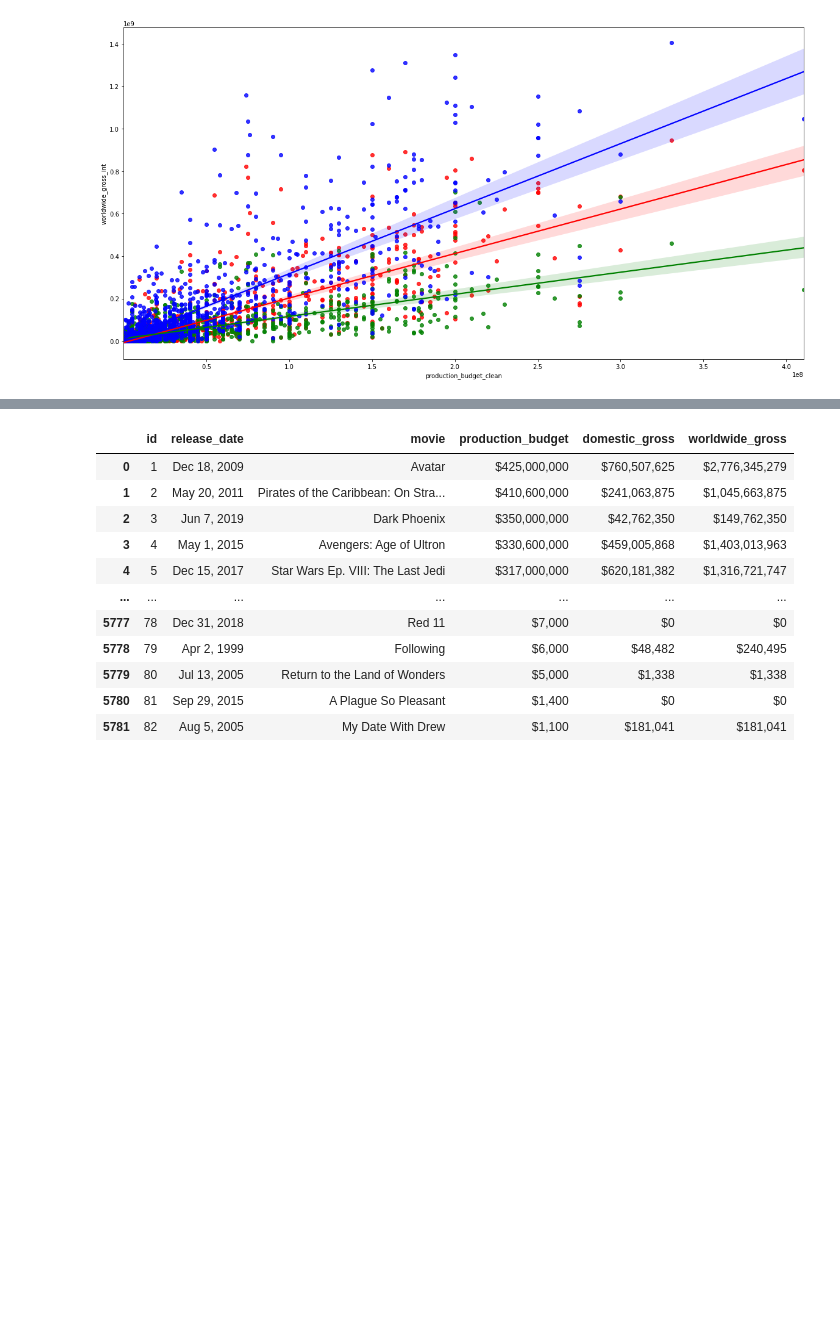
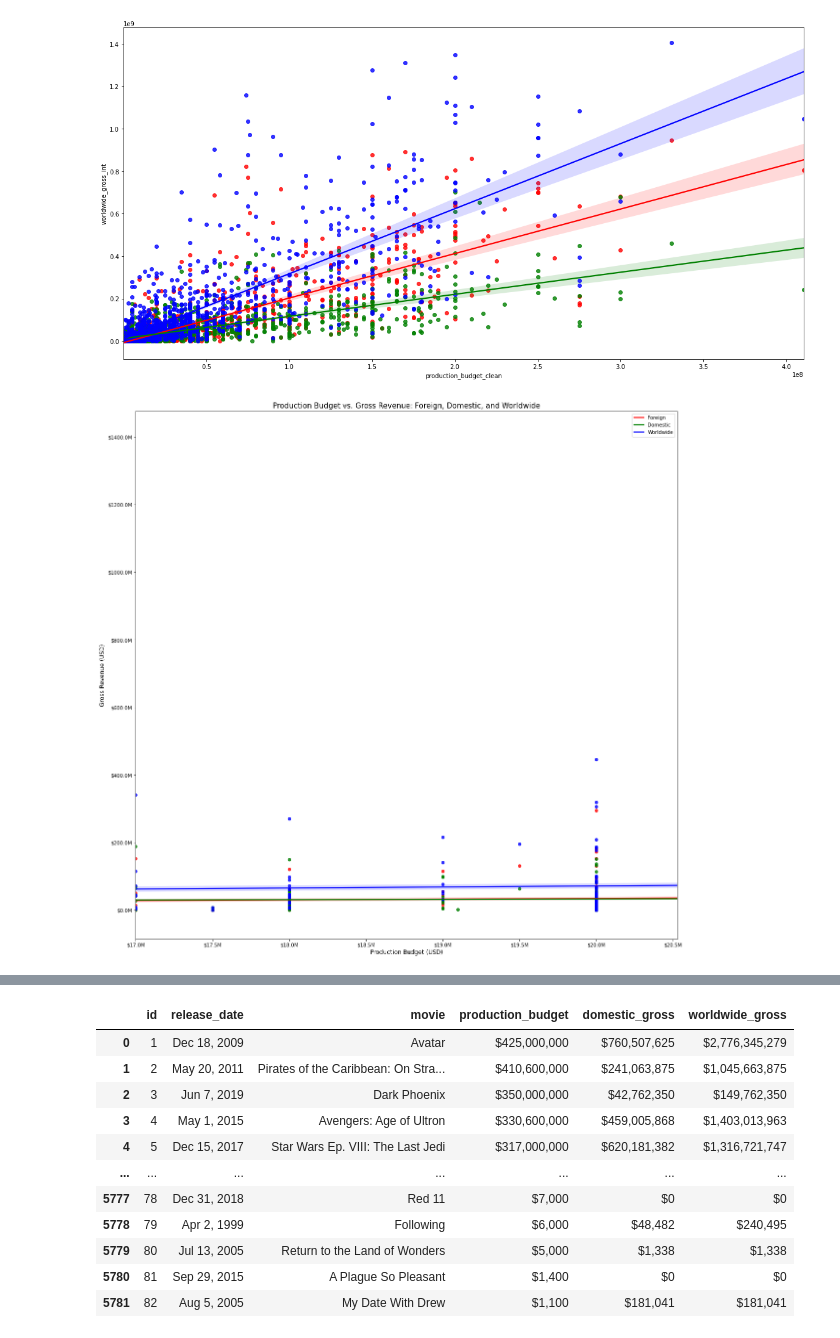
Before and after one commit to SpaceMonkey0453/Phase1_Project, a Jupyter notebook: Andre/Project_draft.ipynb, the cells around one changed output, grey strips where cells are left out. Saved outputs shown, nothing was run; the diff lists cells and outputs as text; code cells hidden in the pictures; blank space fills up the shorter version.

```diff
--- a/Andre/Project_draft.ipynb
+++ b/Andre/Project_draft.ipynb
@@ -718,6 +718,22 @@ sns.regplot(x=mov_clean["production_budget_clean"],y=mov_clean["domestic_gross_y
 sns.regplot(x=mov_clean["production_budget_clean"],y=mov_clean["worldwide_gross_int"],color="blue");
 # %% [output]
 [figure]
+# %%
+fig, ax = plt.subplots(figsize=(20, 20))
+
+sns.regplot(x=mov_clean["production_budget_clean"],y=mov_clean["foreign_gross"],color="red")
+sns.regplot(x=mov_clean["production_budget_clean"],y=mov_clean["domestic_gross_y"],color="green")
+sns.regplot(x=mov_clean["production_budget_clean"],y=mov_clean["worldwide_gross_int"],color="blue")
+ax.set_xlabel("Production Budget (USD)", size = 12 )
+ax.set_ylabel("Gross Revenue (USD)", size = 12)
+ax.set_title("Production Budget vs. Gross Revenue: Foreign, Domestic, and Worldwide", size = 15)
+ax.set_xlim(17000000,mov_clean["production_budget_clean"].max()*.05)
+formatter = ticker.FuncFormatter(lambda x, pos: '$%1.1fM' % (x * 1e-6))
+ax.yaxis.set_major_formatter(formatter)
+ax.xaxis.set_major_formatter(formatter)
+plt.legend(labels=["Foreign","Domestic","Worldwide"]);
+# %% [output]
+[figure, added]
 # %%
 grouped.sort_values(by="worldwide_gross_int",ascending=False)
 # %% [output]
```
Also changed, not shown: parts of 8 cells of this notebook.
